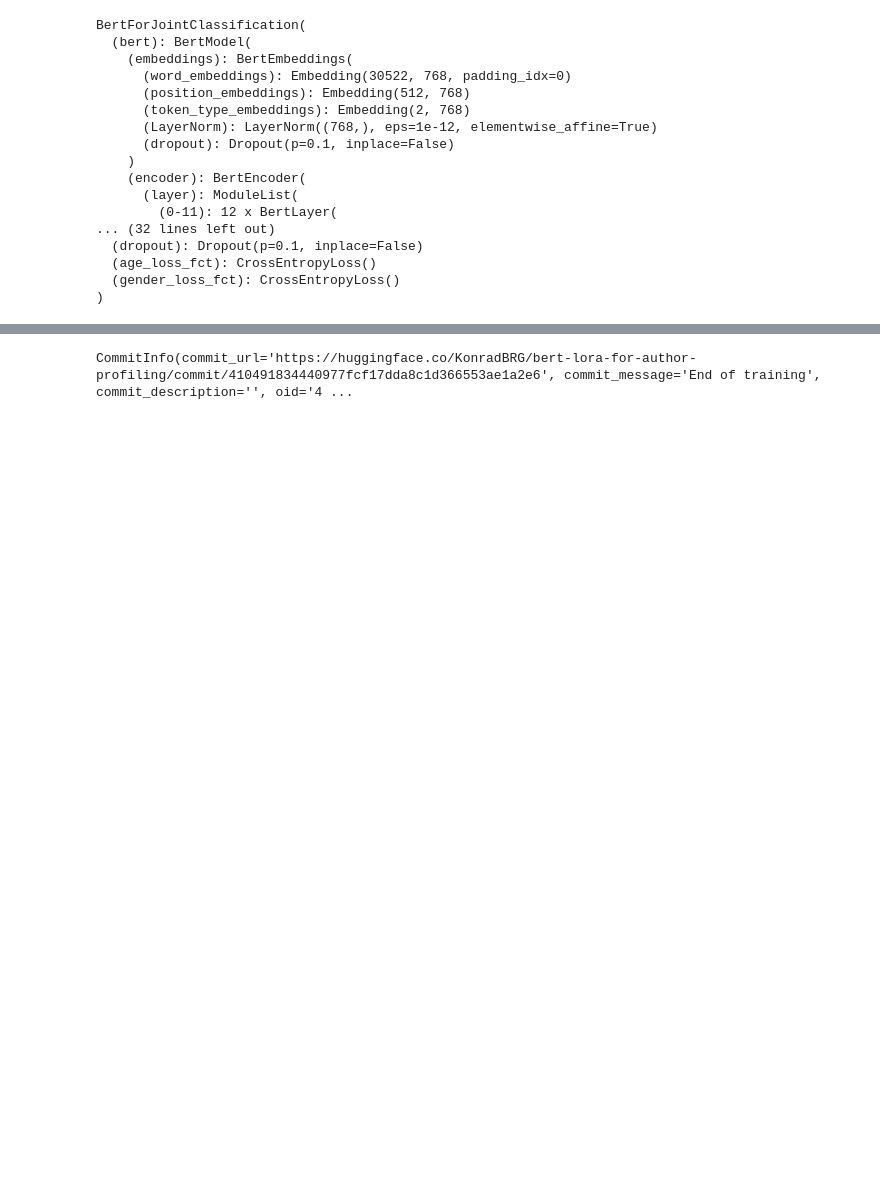
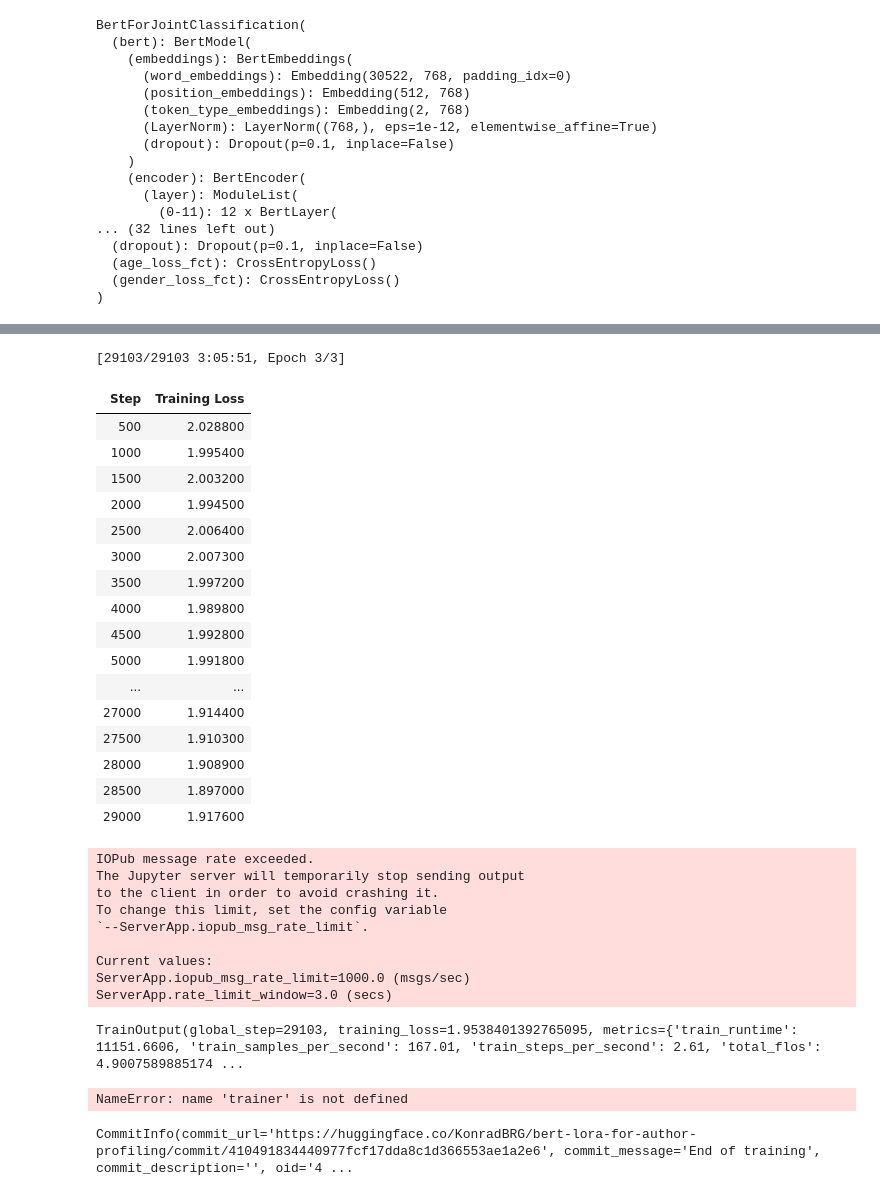
Before and after one commit to amelierueeck/ULM-25-authorship-profiling, a Jupyter notebook: src/finetune_lora.ipynb, the cells around one changed output, grey strips where cells are left out. Saved outputs shown, nothing was run; the diff lists cells and outputs as text; code cells hidden in the pictures; blank space fills up the shorter version.

Commit message:
frozen bert

```diff
--- a/src/finetune_lora.ipynb
+++ b/src/finetune_lora.ipynb
@@ -18,7 +36,7 @@ lora_config = LoraConfig(
 )
 # %%
 from transformers import BertTokenizer, BertModel
-model_checkpoint = "google-bert/bert-base-uncased"
+model_checkpoint = "google-bert/bert-base-cased"
 tokenizer = BertTokenizer.from_pretrained(model_checkpoint, use_fast=True)
 foundation_model = BertModel.from_pretrained(model_checkpoint)
 # %%
@@ -85,6 +125,3 @@ tokenized_dataset.push_to_hub(
-# %%
-from datasets import load_dataset
-tokenized_dataset = load_dataset("KonradBRG/ULM-Profiling-tokenized")
 # %%
 class JointClassificationConfig(PretrainedConfig):
     def __init__(self, num_age_labels=None, num_gender_labels=None, loss_alpha=0.5, **kwargs):
@@ -365,3 +470,65 @@ test_results = trainer.predict(data["test"])
+# %%
+# frozen bert with linear classification head
+
+from transformers import Trainer, TrainingArguments, BertConfig
+from transformers import Trainer, TrainingArguments, default_data_collator
+
+
+training_args = TrainingArguments(
+    save_strategy="no",
+    learning_rate=5e-3,   # higher than usual, since only head is trained
+    per_device_train_batch_size=64,
+    per_device_eval_batch_size=64,
+    num_train_epochs=3,
+    weight_decay=0.01,
+)
+
+config = BertConfig.from_pretrained("bert-base-cased")
+model = BertFrozenForJointClassification(config, num_age_labels=num_age_labels, num_gender_labels=2).to("cuda")
+
+trainer = Trainer(
+    model=model,
+    args=training_args,
+    train_dataset=tokenized_dataset['train'].with_format("torch"),
+    eval_dataset=tokenized_dataset['validation'].with_format("torch"),
+    data_collator=default_data_collator,
+    compute_metrics=compute_metrics,
+)
+
+trainer.train()
+# %% [output]
+[29103/29103 3:05:51, Epoch 3/3]
+| Step | Training Loss |
+| 500 | 2.028800 |
+| 1000 | 1.995400 |
+| 1500 | 2.003200 |
+| 2000 | 1.994500 |
+| 2500 | 2.006400 |
+| 3000 | 2.007300 |
+| 3500 | 1.997200 |
+| 4000 | 1.989800 |
+| 4500 | 1.992800 |
+| 5000 | 1.991800 |
+| ... | ... |
+| 27000 | 1.914400 |
+| 27500 | 1.910300 |
+| 28000 | 1.908900 |
+| 28500 | 1.897000 |
+| 29000 | 1.917600 |
+IOPub message rate exceeded.
+The Jupyter server will temporarily stop sending output
+to the client in order to avoid crashing it.
+To change this limit, set the config variable
+`--ServerApp.iopub_msg_rate_limit`.
+
+Current values:
+ServerApp.iopub_msg_rate_limit=1000.0 (msgs/sec)
+ServerApp.rate_limit_window=3.0 (secs)
+TrainOutput(global_step=29103, training_loss=1.9538401392765095, metrics={'train_runtime': 11151.6606, 'train_samples_per_second': 167.01, 'train_steps_per_second': 2.61, 'total_flos': 4.9007589885174 ...
+# %%
+test_results = trainer.predict(tokenized_dataset["test"])
+# %% [output]
+NameError: name 'trainer' is not defined
 # %%
 import wandb
 wandb.finish()
```
Also changed, not shown: parts of 9 cells of this notebook.
